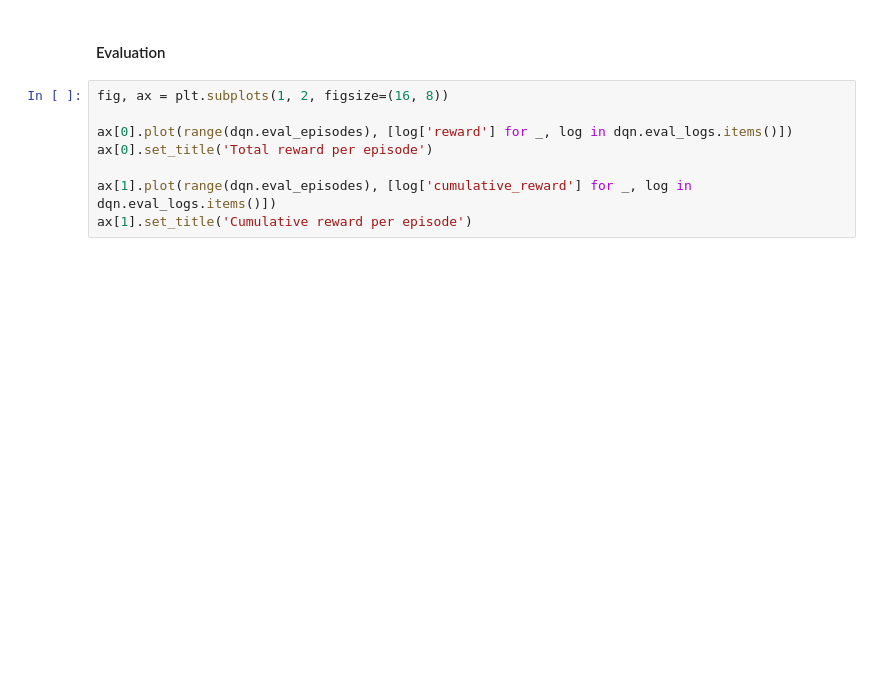
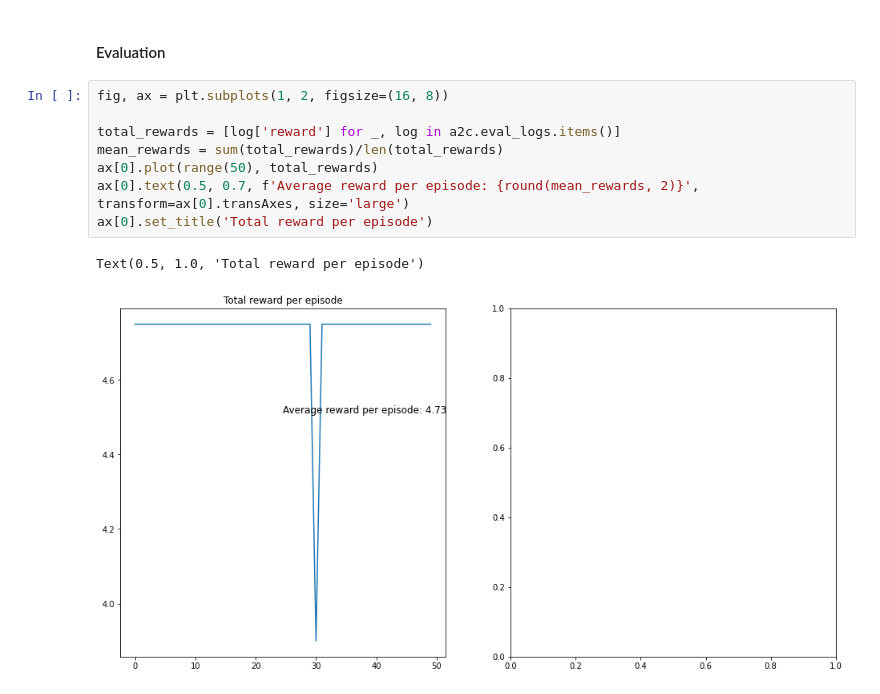
Before and after one commit to vinaykudari/maze-solver, a Jupyter notebook: Notebooks/A2C-NN.ipynb, the cells around one changed output. Drawn from its saved outputs; the diff is of its cells as text; blank space fills up the shorter version.

```diff
--- a/Notebooks/A2C-NN.ipynb
+++ b/Notebooks/A2C-NN.ipynb
@@ -98,10 +81,13 @@ ax[1][0].set_title('Epsilon decay per episode')
 # %% [markdown]
 #### Evaluation
-# %%
-fig, ax = plt.subplots(1, 2, figsize=(16, 8))
-
-ax[0].plot(range(dqn.eval_episodes), [log['reward'] for _, log in dqn.eval_logs.items()])
-ax[0].set_title('Total reward per episode')
-
-ax[1].plot(range(dqn.eval_episodes), [log['cumulative_reward'] for _, log in dqn.eval_logs.items()])
-ax[1].set_title('Cumulative reward per episode')
+# %%
+fig, ax = plt.subplots(1, 2, figsize=(16, 8))
+
+total_rewards = [log['reward'] for _, log in a2c.eval_logs.items()]
+mean_rewards = sum(total_rewards)/len(total_rewards)
+ax[0].plot(range(50), total_rewards)
+ax[0].text(0.5, 0.7, f'Average reward per episode: {round(mean_rewards, 2)}', transform=ax[0].transAxes, size='large')
+ax[0].set_title('Total reward per episode')
+# %% [output]
+Text(0.5, 1.0, 'Total reward per episode')
+[figure, added]
```
Also changed, not shown: parts of 5 cells of this notebook, 2 other files.
